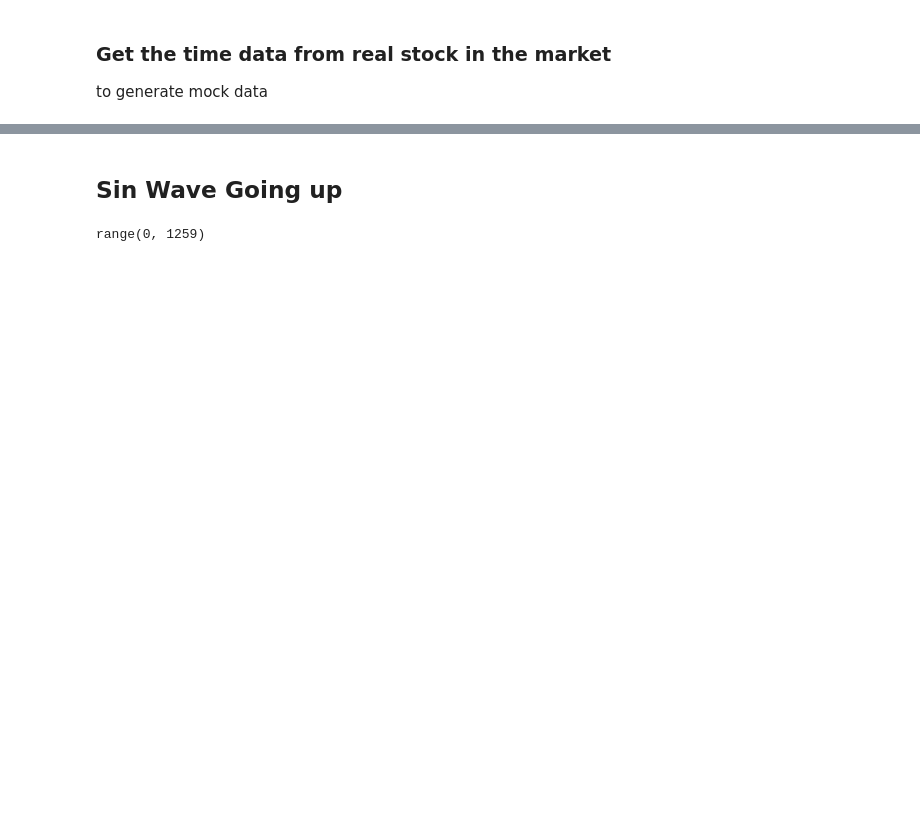
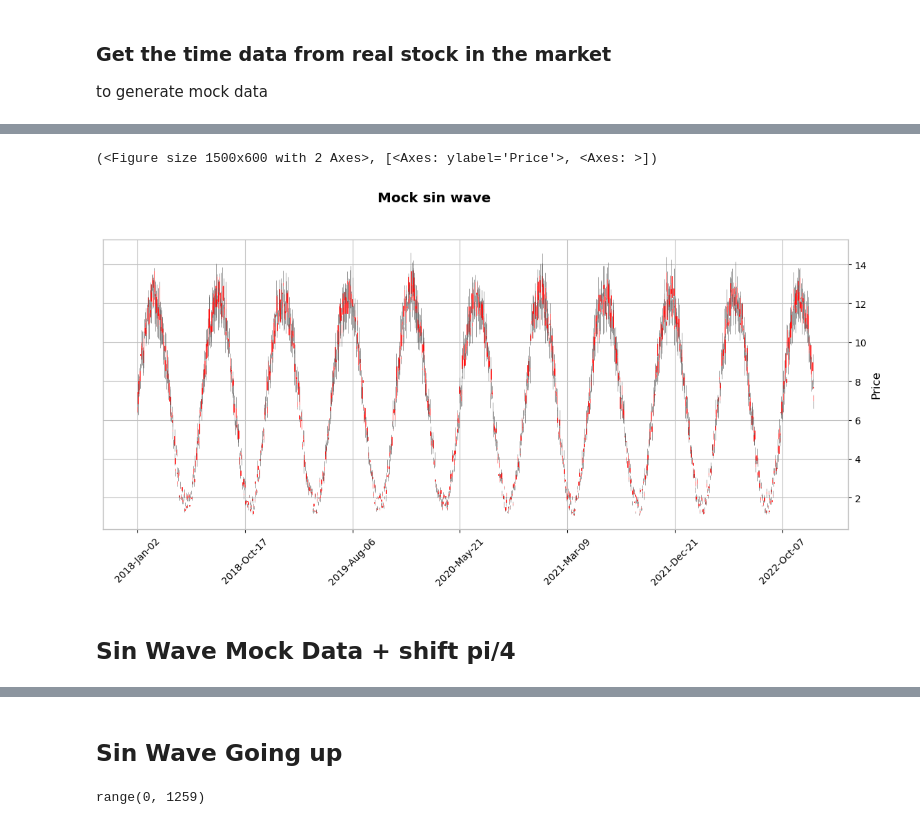
Before and after one commit to interritus141/COMP0031-Group-Research-Project, a Jupyter notebook: datagenerator.ipynb, the cells around one changed output, grey strips where cells are left out. Saved outputs shown, nothing was run; the diff lists cells and outputs as text; code cells hidden in the pictures; blank space fills up the shorter version.

```diff
--- a/datagenerator.ipynb
+++ b/datagenerator.ipynb
@@ -49,0 +135,22 @@ pd.DataFrame()
+# %%
+X_train = date_index
+y_train = np.sin(np.array(range(len(date_index)))*np.pi/60) * 5 + 6
+y_noise = np.random.rand(len(date_index))
+y_train += y_noise
+df = add_mock_details(y_train, date_index)
+write_to_csv(df, "sin_wave")
+# %%
+mpf.plot(df,
+         type="candle",
+         title = "Mock sin wave",
+         figsize=fsize,
+         style=plot_style,
+         returnfig=True,
+         show_nontrading=False,
+         warn_too_much_data=1500
+    )
+# %% [output]
+(<Figure size 1500x600 with 2 Axes>, [<Axes: ylabel='Price'>, <Axes: >])
+[figure, added]
+# %% [markdown]
+## Sin Wave Mock Data + shift pi/4
```
Also changed, not shown: parts of 46 cells of this notebook, 9 other files.
